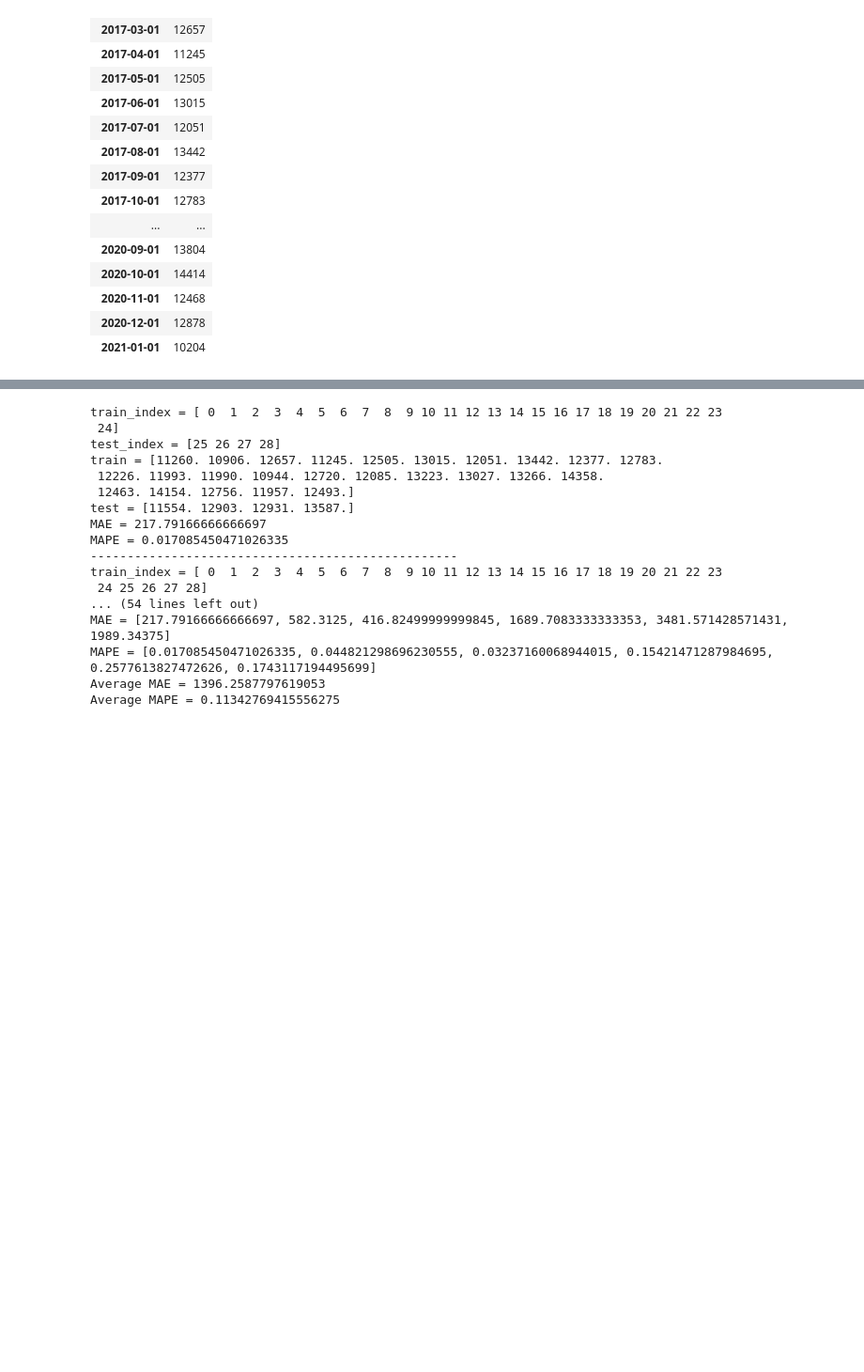
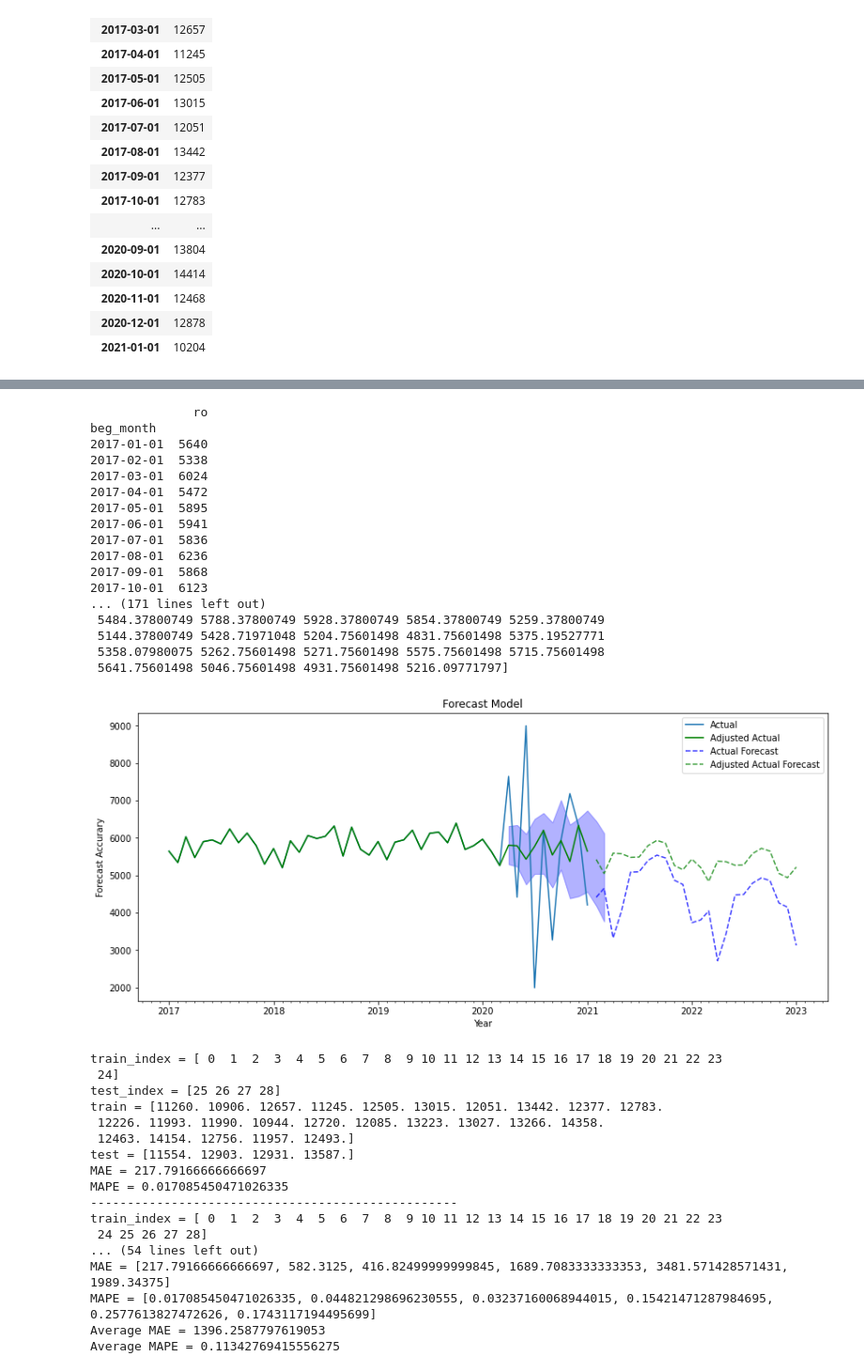
Before and after one commit to odog96veritic/forecast_generator, a Jupyter notebook: test.ipynb, the cells around one changed output, grey strips where cells are left out. Shown at 94% size. Cells and saved outputs as stored; diff of their text form; code cells hidden in the pictures; blank space fills up the shorter version.

Commit message:
Plotting bug fix

```diff
--- a/test.ipynb
+++ b/test.ipynb
@@ -338,6 +361,27 @@ Performing stepwise search to minimize aic
  5358.07980075 5262.75601498 5271.75601498 5575.75601498 5715.75601498
  5641.75601498 5046.75601498 4931.75601498 5216.09771797]
 [figure]
+# %%
+tsfm.test_anomaly_filter("ACUTE")
+# %% [output]
+              ro
+beg_month
+2017-01-01  5640
+2017-02-01  5338
+2017-03-01  6024
+2017-04-01  5472
+2017-05-01  5895
+2017-06-01  5941
+2017-07-01  5836
+2017-08-01  6236
+2017-09-01  5868
+2017-10-01  6123
+... (171 lines left out)
+ 5484.37800749 5788.37800749 5928.37800749 5854.37800749 5259.37800749
+ 5144.37800749 5428.71971048 5204.75601498 4831.75601498 5375.19527771
+ 5358.07980075 5262.75601498 5271.75601498 5575.75601498 5715.75601498
+ 5641.75601498 5046.75601498 4931.75601498 5216.09771797]
+[figure, added]
 # %%
 tsfm.cross_validate("HOME", False)
 # %% [output]
```
Also changed, not shown: parts of 11 cells of this notebook, 3 other files.
